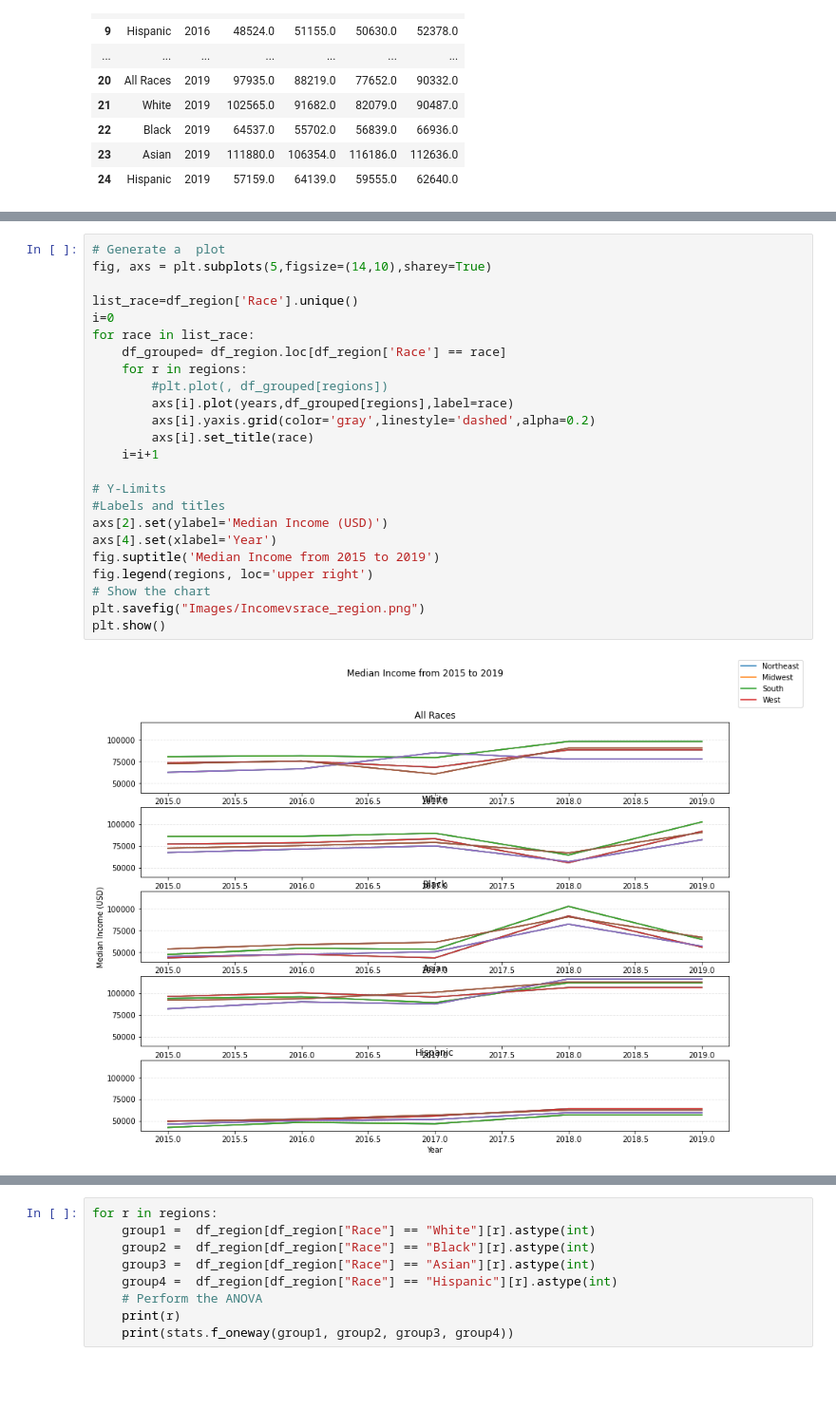
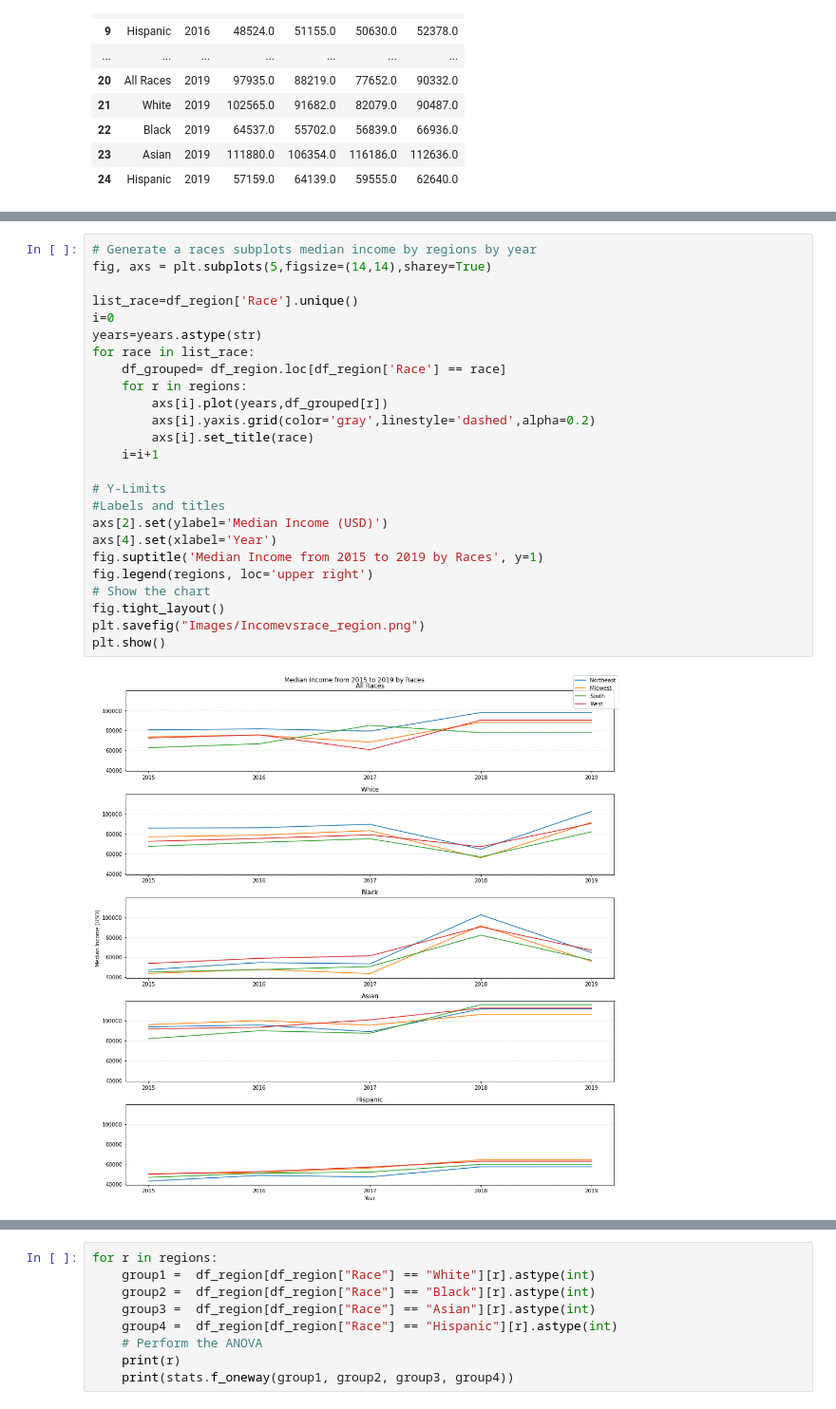
Before and after one commit to j0serobles/UCF_Data_Bootcamp_Project1, a Jupyter notebook: Untitled.ipynb, the cells around one changed output, grey strips where cells are left out. Shown at 95% size. Saved outputs shown, nothing was run; the diff lists cells and outputs as text; blank space fills up the shorter version.

```diff
--- a/Untitled.ipynb
+++ b/Untitled.ipynb
@@ -171,26 +173,27 @@ plt.show()
 # %%
-# Generate a  plot
-fig, axs = plt.subplots(5,figsize=(14,10),sharey=True)
+# Generate a races subplots median income by regions by year
+fig, axs = plt.subplots(5,figsize=(14,14),sharey=True)
 
 list_race=df_region['Race'].unique()
 i=0
+years=years.astype(str)
 for race in list_race:
     df_grouped= df_region.loc[df_region['Race'] == race]
     for r in regions:
-        #plt.plot(, df_grouped[regions])
-        axs[i].plot(years,df_grouped[regions],label=race)
+        axs[i].plot(years,df_grouped[r])
         axs[i].yaxis.grid(color='gray',linestyle='dashed',alpha=0.2)
         axs[i].set_title(race)
     i=i+1
 
 # Y-Limits
 #Labels and titles
 axs[2].set(ylabel='Median Income (USD)')
 axs[4].set(xlabel='Year')
-fig.suptitle('Median Income from 2015 to 2019')
+fig.suptitle('Median Income from 2015 to 2019 by Races', y=1)
 fig.legend(regions, loc='upper right')
 # Show the chart
+fig.tight_layout()
 plt.savefig("Images/Incomevsrace_region.png")
 plt.show()
 # %% [output]
-[figure, old version]
+[figure, new version]
```
Also changed, not shown: parts of 5 cells of this notebook, 5 other files.
